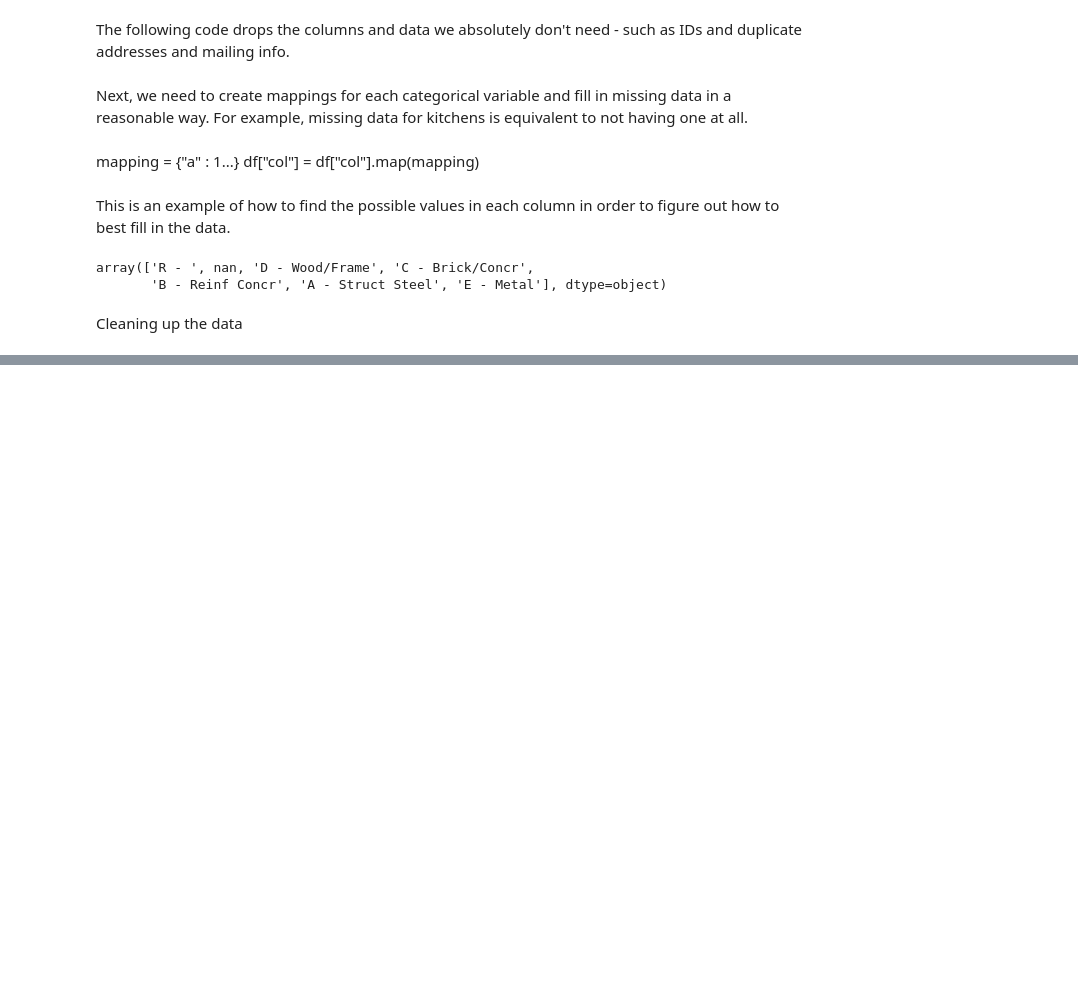
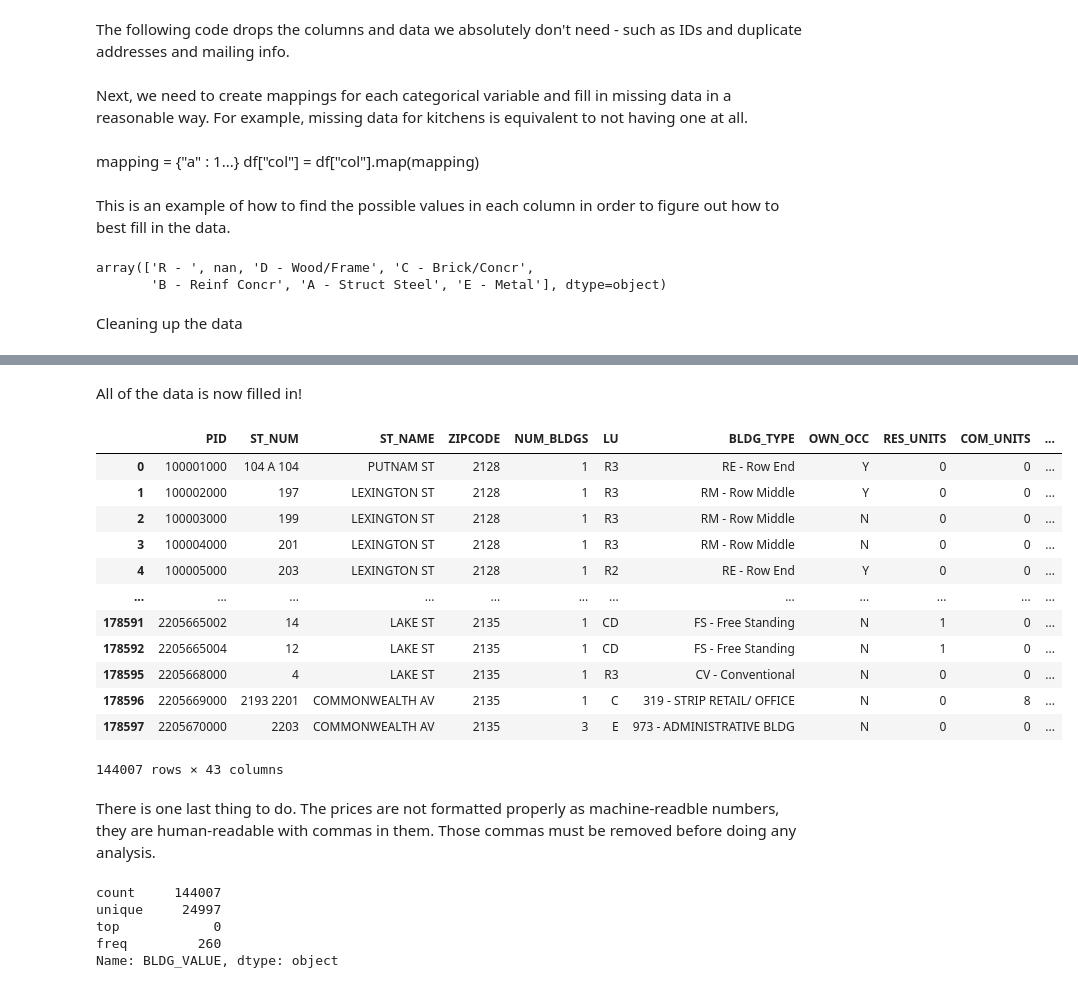
Before and after one commit to rudra-sett/Boston-Data-Analysis, a Jupyter notebook: explore_data.ipynb, the cells around one changed output, grey strips where cells are left out. Cells and saved outputs as stored; diff of their text form; code cells hidden in the pictures; blank space fills up the shorter version.

Commit message:
finished data cleaning

```diff
--- a/explore_data.ipynb
+++ b/explore_data.ipynb
@@ -106,0 +772,4 @@ data.groupby("ZIPCODE")["TOTAL_VALUE"].mean().sort_values()
+# %%
+cleaned["KITCHEN_STYLE1"].fillna("NK - No Kitchen",inplace=True)
+cleaned["KITCHEN_STYLE2"].fillna("NK - No Kitchen",inplace=True)
+cleaned["KITCHEN_STYLE3"].fillna("NK - No Kitchen",inplace=True)
@@ -106,0 +859,4 @@ data.groupby("ZIPCODE")["TOTAL_VALUE"].mean().sort_values()
+# %%
+cleaned.drop("HEAT_FUEL",axis = 1, inplace=True)
+cleaned["AC_TYPE"].fillna("N - None", inplace=True)
+cleaned["HEAT_TYPE"].fillna("U - Unknown", inplace=True)
@@ -106,0 +895,2 @@ data.groupby("ZIPCODE")["TOTAL_VALUE"].mean().sort_values()
+# %%
+cleaned.drop("PROP_VIEW",axis=1,inplace=True)
@@ -106,0 +905,2 @@ data.groupby("ZIPCODE")["TOTAL_VALUE"].mean().sort_values()
+# %%
+cleaned["CORNER_UNIT"].fillna("N - No",inplace=True)
@@ -106,0 +927,28 @@ data.groupby("ZIPCODE")["TOTAL_VALUE"].mean().sort_values()
+# %% [markdown]
+All of the data is now filled in!
+# %%
+cleaned
+# %% [output]
+|  | PID | ST_NUM | ST_NAME | ZIPCODE | NUM_BLDGS | LU | BLDG_TYPE | OWN_OCC | RES_UNITS | COM_UNITS | ... |
+| 0 | 100001000 | 104 A 104 | PUTNAM ST | 2128 | 1 | R3 | RE - Row End | Y | 0 | 0 | ... |
+| 1 | 100002000 | 197 | LEXINGTON ST | 2128 | 1 | R3 | RM - Row Middle | Y | 0 | 0 | ... |
+| 2 | 100003000 | 199 | LEXINGTON ST | 2128 | 1 | R3 | RM - Row Middle | N | 0 | 0 | ... |
+| 3 | 100004000 | 201 | LEXINGTON ST | 2128 | 1 | R3 | RM - Row Middle | N | 0 | 0 | ... |
+| 4 | 100005000 | 203 | LEXINGTON ST | 2128 | 1 | R2 | RE - Row End | Y | 0 | 0 | ... |
+| ... | ... | ... | ... | ... | ... | ... | ... | ... | ... | ... | ... |
+| 178591 | 2205665002 | 14 | LAKE ST | 2135 | 1 | CD | FS - Free Standing | N | 1 | 0 | ... |
+| 178592 | 2205665004 | 12 | LAKE ST | 2135 | 1 | CD | FS - Free Standing | N | 1 | 0 | ... |
+| 178595 | 2205668000 | 4 | LAKE ST | 2135 | 1 | R3 | CV - Conventional | N | 0 | 0 | ... |
+| 178596 | 2205669000 | 2193 2201 | COMMONWEALTH AV | 2135 | 1 | C | 319 - STRIP RETAIL/ OFFICE | N | 0 | 8 | ... |
+| 178597 | 2205670000 | 2203 | COMMONWEALTH AV | 2135 | 3 | E | 973 - ADMINISTRATIVE BLDG | N | 0 | 0 | ... |
+144007 rows × 43 columns
+# %% [markdown]
+There is one last thing to do. The prices are not formatted properly as machine-readble numbers, they are human-readable with commas in them. Those commas must be removed before doing any analysis.
+# %%
+cleaned["BLDG_VALUE"].describe()
+# %% [output]
+count     144007
+unique     24997
+top            0
+freq         260
+Name: BLDG_VALUE, dtype: object
```
Also changed, not shown: parts of 122 cells of this notebook.
